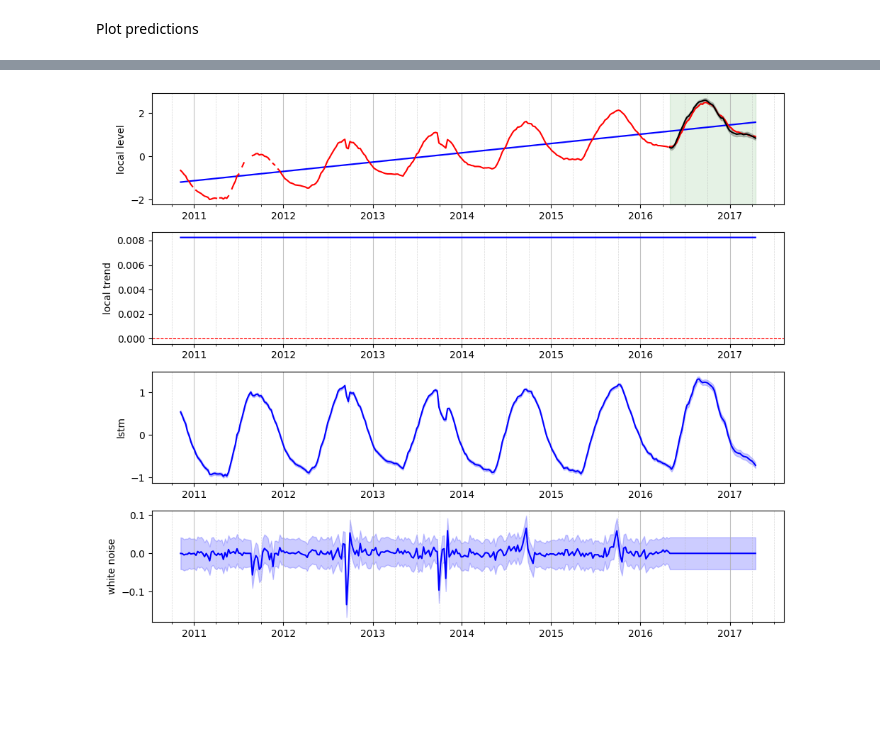
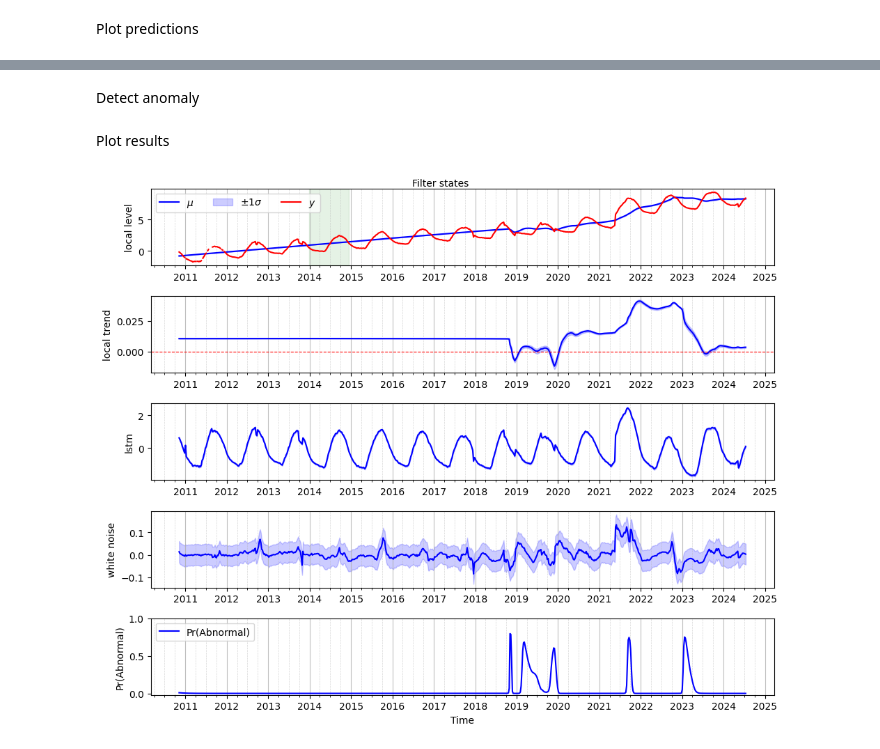
Before and after one commit to van-dai-vuong/canari, a Jupyter notebook: examples/demo/5_demo_anomaly_detection.ipynb, the cells around one changed output, grey strips where cells are left out. Cells and saved outputs as stored; diff of their text form; code cells hidden in the pictures; blank space fills up the shorter version.

```diff
--- a/examples/demo/5_demo_anomaly_detection.ipynb
+++ b/examples/demo/5_demo_anomaly_detection.ipynb
@@ -186,16 +182,20 @@ plt.show()
-# %%
-fig, ax =plot_states(data_processor=data_processor,
-                     states=states)
-plot_data(data_processor=data_processor,
-        normalization=True,
-        plot_test_data=False,
-        sub_plot=ax[0])
-plot_prediction(data_processor=data_processor,
-                mu_validation_pred=mu_validation_preds_optim,
-                std_validation_pred = std_validation_preds_optim,
-                sub_plot=ax[0],
-                color="k",
-                )
-plt.show()
-# %% [output]
-[figure, removed]
+# %% [markdown]
+Detect anomaly
+# %%
+filter_marginal_abnorm_prob, _ = skf.filter(data=all_data)
+smooth_marginal_abnorm_prob, states = skf.smoother(data=all_data)
+# %% [markdown]
+Plot results
+# %%
+fig, ax = plot_skf_states(
+    data_processor=data_processor,
+    states=states,
+    states_to_plot=["local level", "local trend", "lstm", "white noise"],
+    model_prob=filter_marginal_abnorm_prob,
+    color="b",
+    legend_location="upper left",
+)
+fig.suptitle("Filter states", fontsize=10, y=1)
+plt.show()
+# %% [output]
+[figure, added]
```
Also changed, not shown: parts of 13 cells of this notebook, 6 other files.
